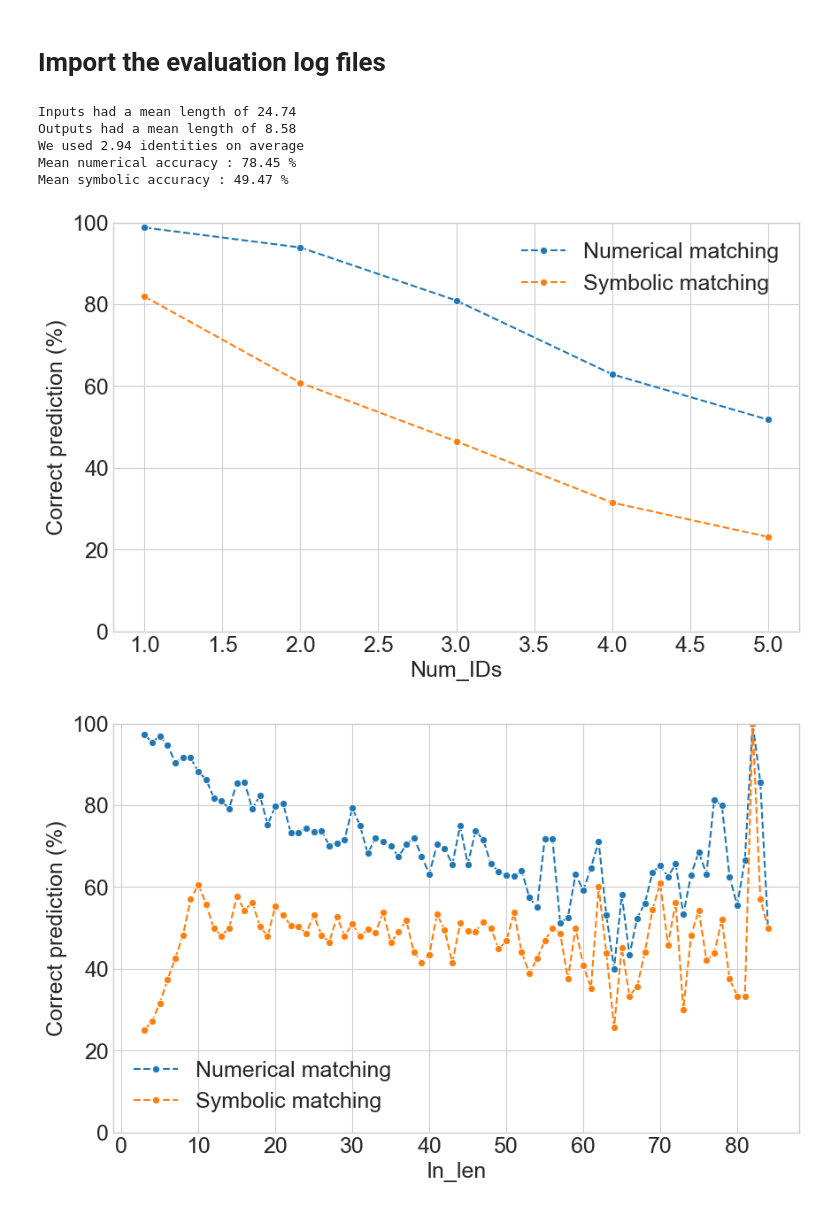
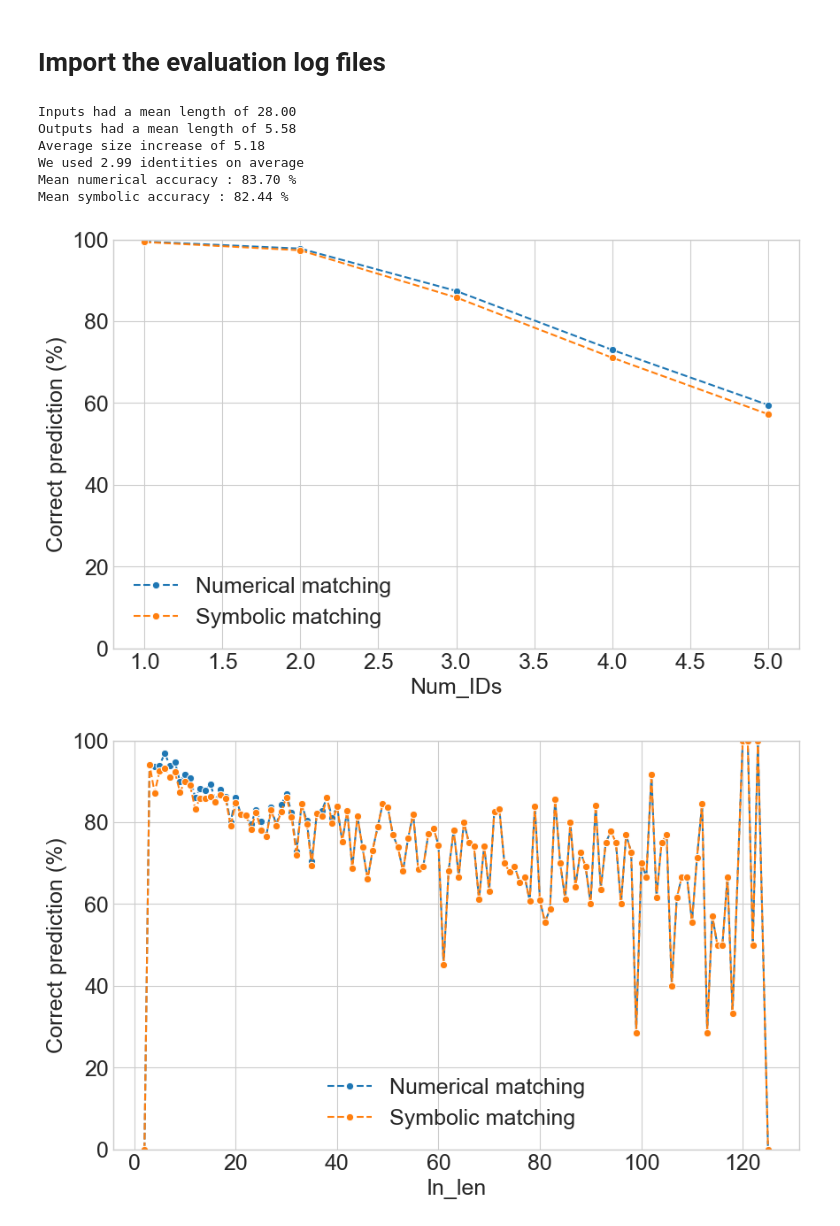
Before and after one commit to aureliendersy/spinorhelicity, a Jupyter notebook: notebooks/plots_transformer.ipynb, the cells around one changed output. Cells and saved outputs as stored; diff of their text form; code cells hidden in the pictures.

```diff
--- a/notebooks/plots_transformer.ipynb
+++ b/notebooks/plots_transformer.ipynb
@@ -172,9 +170,11 @@ plt.show
 # %% [markdown]
 # Import the evaluation log files
 # %%
-eval_file_num = '/Users/aurelien/PycharmProjects/spinorhelicity/experiments/dumped/Test_eval_spin_hel/npt8-infos_b1n/eval.spin_hel.valid.0'
-eval_file_symb ='/Users/aurelien/PycharmProjects/spinorhelicity/experiments/dumped/Test_eval_spin_hel/npt8-infos_b1s/eval.spin_hel.valid.0'
-name_exp = 'Npt8 with IDs'
+eval_file_num = '/Users/aurelien/PycharmProjects/spinorhelicity/experiments/dumped/Test_eval_spin_hel/npt8_b1n/eval.spin_hel.valid.0'
+eval_file_symb ='/Users/aurelien/PycharmProjects/spinorhelicity/experiments/dumped/Test_eval_spin_hel/npt8_b1s/eval.spin_hel.valid.0'
+eval_path2 = '/Users/aurelien/PycharmProjects/spinorhelicity/experiments/dumped/Test_eval_spin_hel/npt8-infos_b1n/eval.spin_hel.valid.0'
+eval_prefix_path = '/Users/aurelien/PycharmProjects/spinorhelicity/experiments/npt8-infos/data.prefix.counts.valid'
+name_exp = 'without_ids'
 bs = 1
 bl = 4
 # %%
@@ -249,6 +280,7 @@ def print_stats(info_frame):
     """
     print("Inputs had a mean length of {:0.2f}".format(info_frame['In_len'].mean()))
     print("Outputs had a mean length of {:0.2f}".format(info_frame['Out_len'].mean()))
+    print("Average size increase of {:0.2f}".format(info_frame['Size_inc'].mean()))
     print("We used {:0.2f} identities on average".format(info_frame['Num_IDs'].mean()))
     print("Mean numerical accuracy : {:0.2f} %".format(info_frame['Valid'].mean()))
 
@@ -258,17 +290,18 @@ def print_stats(info_frame):
 
 print_stats(info_eq)
 # %% [output]
-Inputs had a mean length of 24.74
-Outputs had a mean length of 8.58
-We used 2.94 identities on average
-Mean numerical accuracy : 78.45 %
-Mean symbolic accuracy : 49.47 %
+Inputs had a mean length of 28.00
+Outputs had a mean length of 5.58
+Average size increase of 5.18
+We used 2.99 identities on average
+Mean numerical accuracy : 83.70 %
+Mean symbolic accuracy : 82.44 %
 # %%
 import seaborn as sns
 import matplotlib.pyplot as plt
 
 
-def print_accuracy_group(info_frame, column_metric):
+def print_accuracy_group(info_frame, column_metric, info_exp=''):
 
     group_frame = info_frame.groupby([column_metric]).mean()
     group_frame.reset_index(inplace=True)
@@ -288,13 +321,15 @@ def print_accuracy_group(info_frame, column_metric):
     plt.ylabel("Correct prediction (%)",fontsize=18)
     plt.xlabel(column_metric, fontsize=18)
     plt.ylim([0, 100])
-    #plt.savefig("solved_simple_lines.pdf", bbox_inches='tight')
-    #files.download("solved_simple_lines.pdf")
+    plt.savefig('/Users/aurelien/Documents/Projects/Spinor_helicity/pictures/npt8_exp2/{}.pdf'.format(column_metric+info_exp), bbox_inches='tight')
+    plt.savefig('/Users/aurelien/Documents/Projects/Spinor_helicity/pictures/npt8_exp2/{}.png'.format(column_metric+info_exp), bbox_inches='tight')
+
     plt.show()
 # %%
-print_accuracy_group(info_eq, 'Num_IDs')
-print_accuracy_group(info_eq, 'In_len')
-print_accuracy_group(info_eq, 'Out_len')
+print_accuracy_group(info_eq, 'Num_IDs', info_exp='_' + name_exp)
+print_accuracy_group(info_eq, 'In_len', info_exp='_' + name_exp)
+print_accuracy_group(info_eq, 'Out_len', info_exp='_' + name_exp)
+print_accuracy_group(info_eq, 'Size_inc', info_exp='_' + name_exp)
 # %% [output]
-[figure, old version]
+[figure, new version]
-[figure, old version]
+[figure, new version]
```
Also changed, not shown: parts of 12 cells of this notebook, 1 other file.
